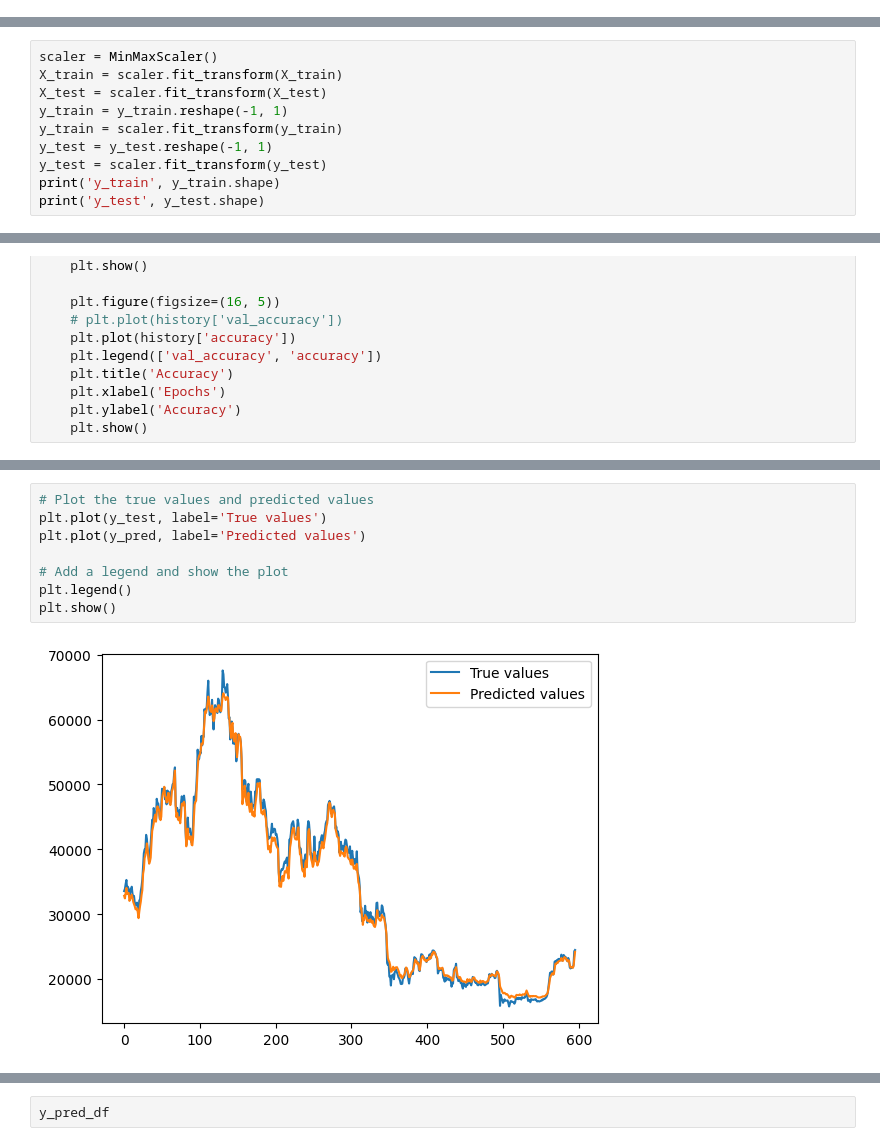
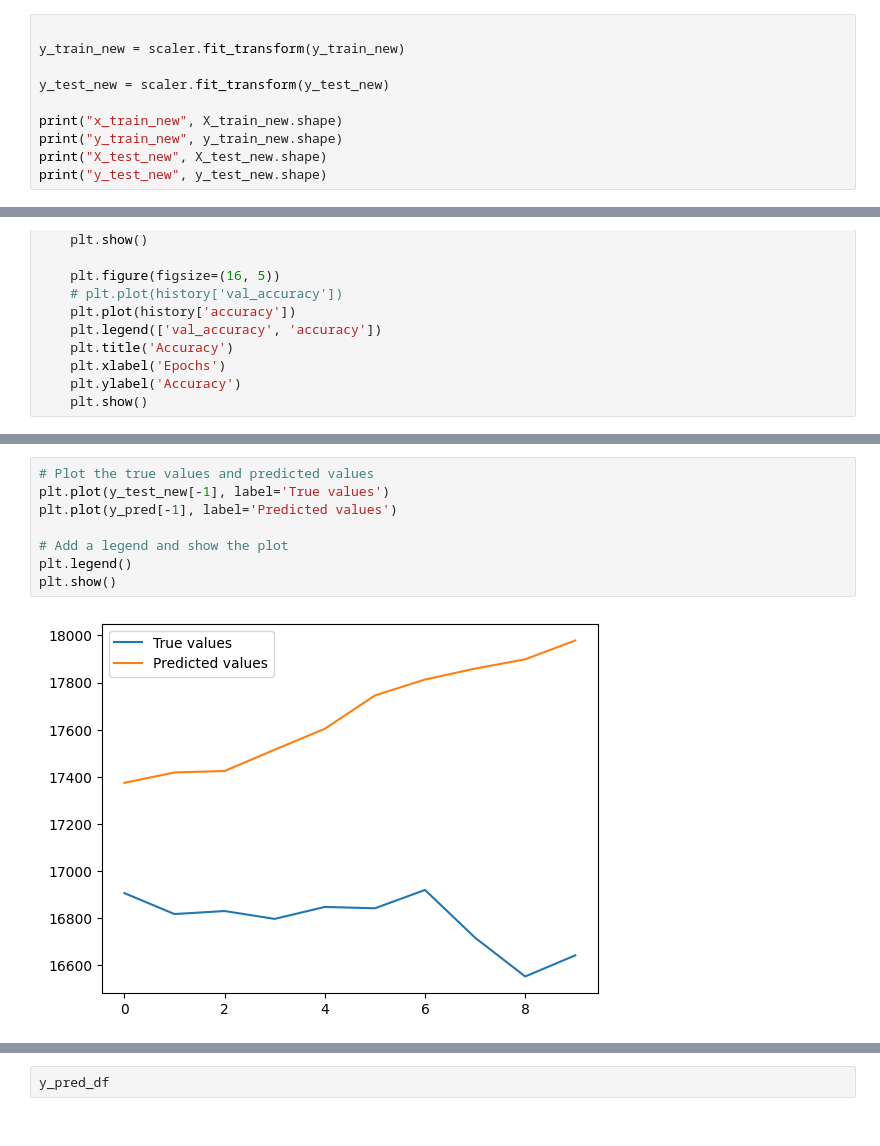
Before and after one commit to amjed87/doc, a Jupyter notebook: chat-GPT/LSTM_15-2-2023.ipynb, the cells around one changed output, grey strips where cells are left out. Drawn from its saved outputs; the diff is of its cells as text.

```diff
--- a/chat-GPT/LSTM_15-2-2023.ipynb
+++ b/chat-GPT/LSTM_15-2-2023.ipynb
@@ -254,3 +263,13 @@ x_train_new (2233, 15, 7)
 y_train_new (2233, 10)
 X_test_new (540, 15, 7)
 y_test_new (540, 10)
+# %%
+
+y_train_new = scaler.fit_transform(y_train_new)
+
+y_test_new = scaler.fit_transform(y_test_new)
+
+print("x_train_new", X_train_new.shape)
+print("y_train_new", y_train_new.shape)
+print("X_test_new", X_test_new.shape)
+print("y_test_new", y_test_new.shape)
@@ -296,13 +320,3 @@ print('y_train', y_train.shape)
 print('y_test', y_test.shape)
 # %% [output]
 ValueError: cannot reshape array of size 2260 into shape (150,10)
-# %%
-scaler = MinMaxScaler()
-X_train = scaler.fit_transform(X_train)
-X_test = scaler.fit_transform(X_test)
-y_train = y_train.reshape(-1, 1)
-y_train = scaler.fit_transform(y_train)
-y_test = y_test.reshape(-1, 1)
-y_test = scaler.fit_transform(y_test)
-print('y_train', y_train.shape)
-print('y_test', y_test.shape)
@@ -493,13 +507,13 @@ ValueError: operands could not be broadcast together with shapes (540,10) (8,) (
 # %%
 # Plot the true values and predicted values
-plt.plot(y_test, label='True values')
-plt.plot(y_pred, label='Predicted values')
+plt.plot(y_test_new[-1], label='True values')
+plt.plot(y_pred[-1], label='Predicted values')
 
 # Add a legend and show the plot
 plt.legend()
 plt.show()
 # %% [output]
-[figure, old version]
+[figure, new version]
 # %%
 y_pred_df = pd.DataFrame(y_pred, columns=["Adj Close"])
 y_test_df = pd.DataFrame(y_test, columns=["Adj Close"])
```
Also changed, not shown: parts of 13 cells of this notebook, 1 other file.
